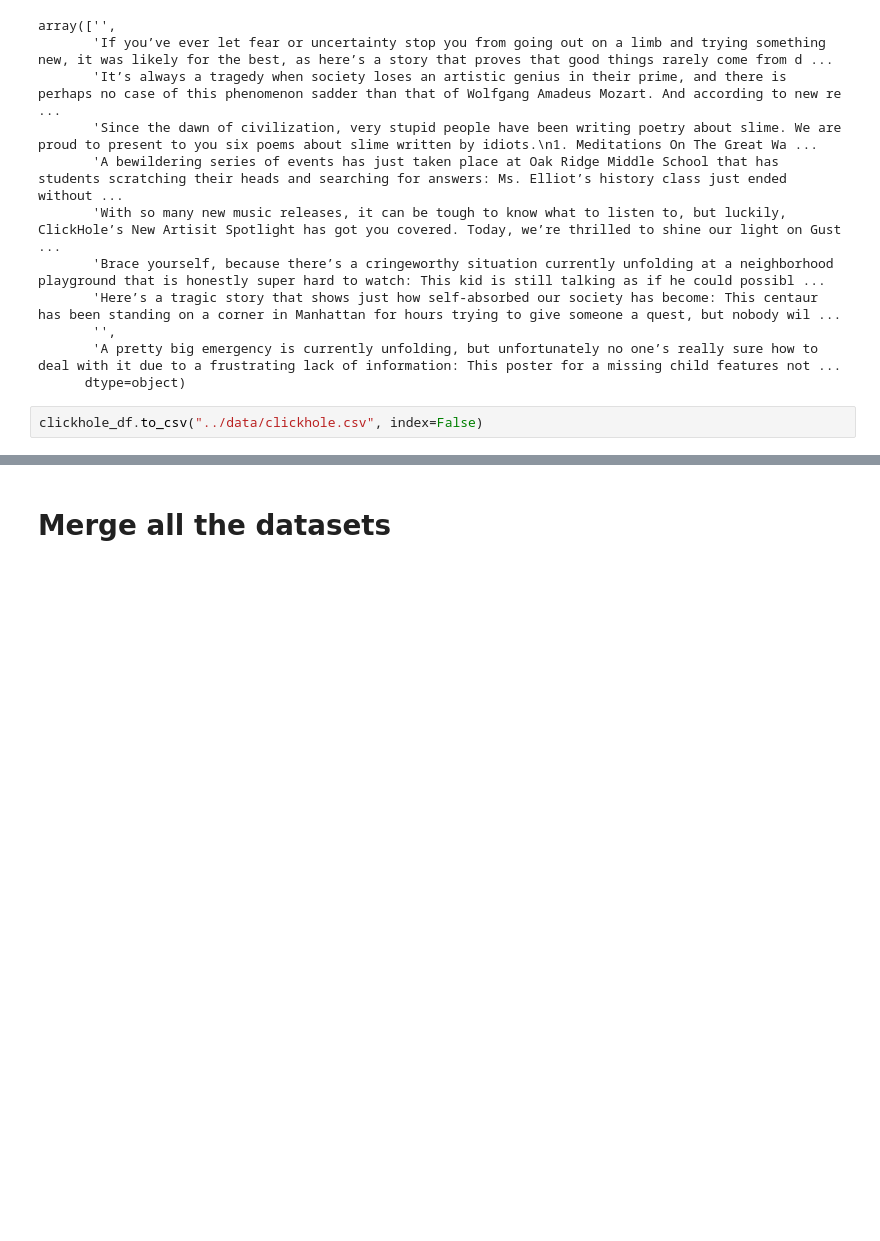
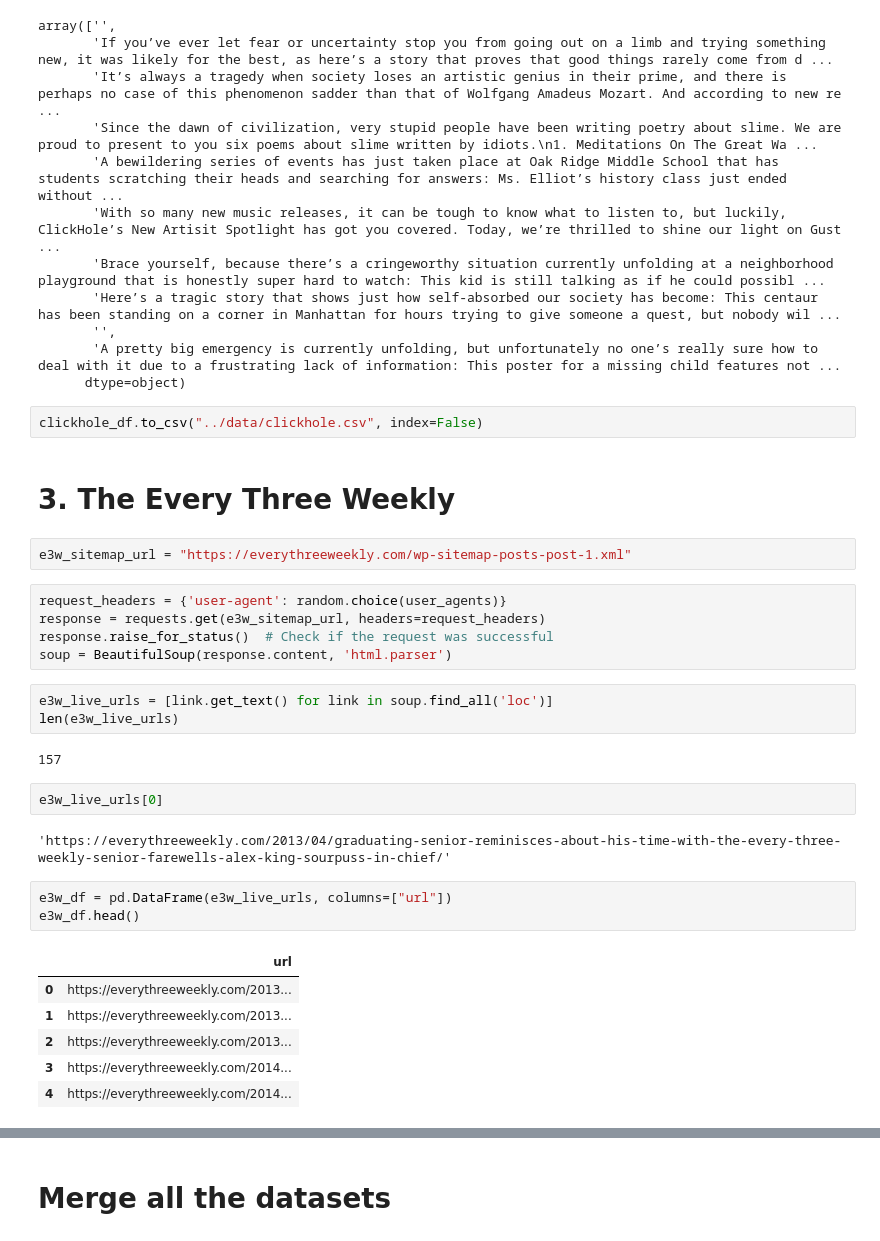
Before and after one commit to anusha-pathuri/satire-news-search-engine, a Jupyter notebook: notebooks/01_Data_Aggregation.ipynb, the cells around one changed output, grey strips where cells are left out. Drawn from its saved outputs; the diff is of its cells as text; blank space fills up the shorter version.

```diff
--- a/notebooks/01_Data_Aggregation.ipynb
+++ b/notebooks/01_Data_Aggregation.ipynb
@@ -431,3 +434,31 @@ array(['',
       dtype=object)
 # %%
 clickhole_df.to_csv("../data/clickhole.csv", index=False)
+# %% [markdown]
+# 3. The Every Three Weekly
+# %%
+e3w_sitemap_url = "https://everythreeweekly.com/wp-sitemap-posts-post-1.xml"
+# %%
+request_headers = {'user-agent': random.choice(user_agents)}
+response = requests.get(e3w_sitemap_url, headers=request_headers)
+response.raise_for_status()  # Check if the request was successful
+soup = BeautifulSoup(response.content, 'html.parser')
+# %%
+e3w_live_urls = [link.get_text() for link in soup.find_all('loc')]
+len(e3w_live_urls)
+# %% [output]
+157
+# %%
+e3w_live_urls[0]
+# %% [output]
+'https://everythreeweekly.com/2013/04/graduating-senior-reminisces-about-his-time-with-the-every-three-weekly-senior-farewells-alex-king-sourpuss-in-chief/'
+# %%
+e3w_df = pd.DataFrame(e3w_live_urls, columns=["url"])
+e3w_df.head()
+# %% [output]
+|  | url |
+| 0 | https://everythreeweekly.com/2013... |
+| 1 | https://everythreeweekly.com/2013... |
+| 2 | https://everythreeweekly.com/2013... |
+| 3 | https://everythreeweekly.com/2014... |
+| 4 | https://everythreeweekly.com/2014... |
```
Also changed, not shown: parts of 30 cells of this notebook, 3 other files.
